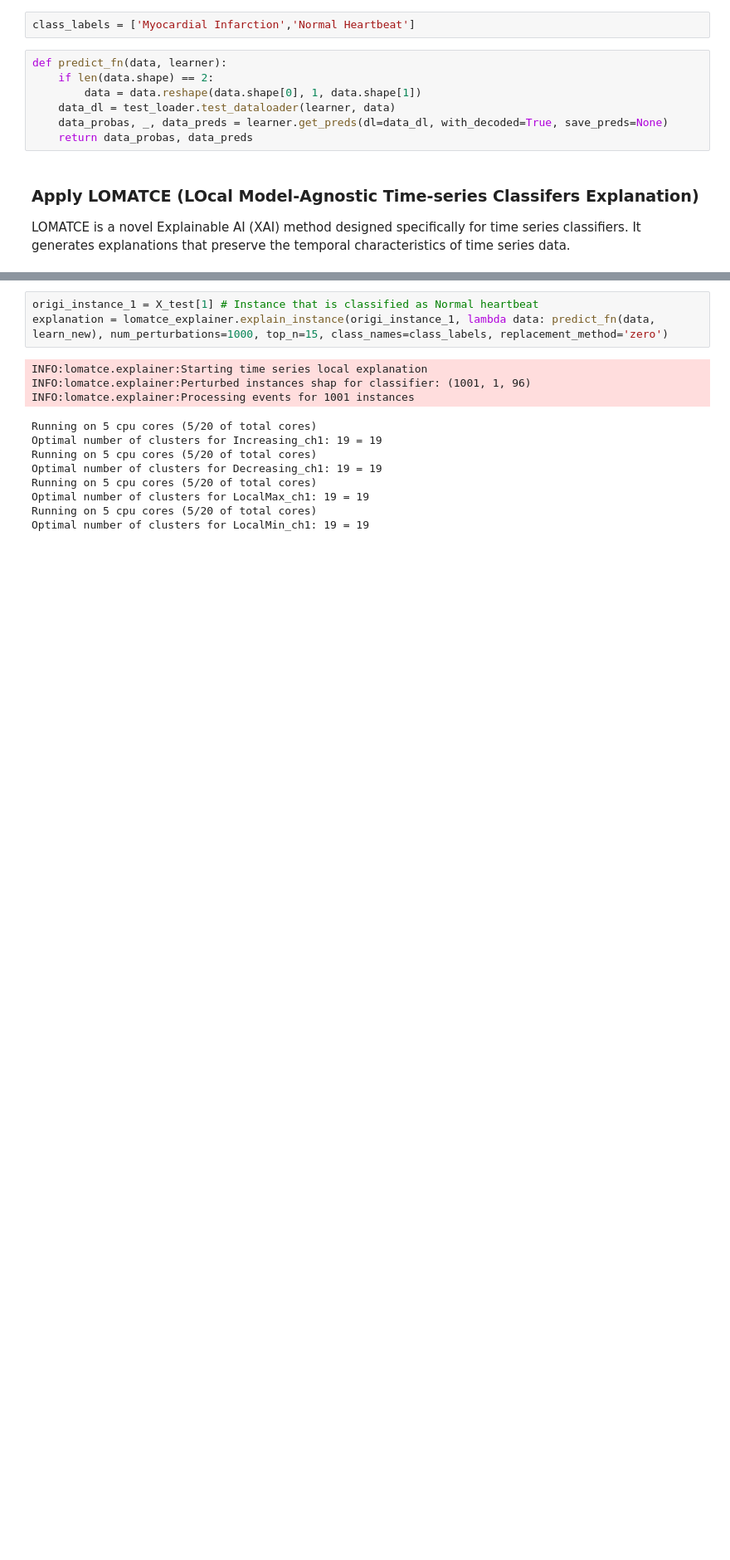
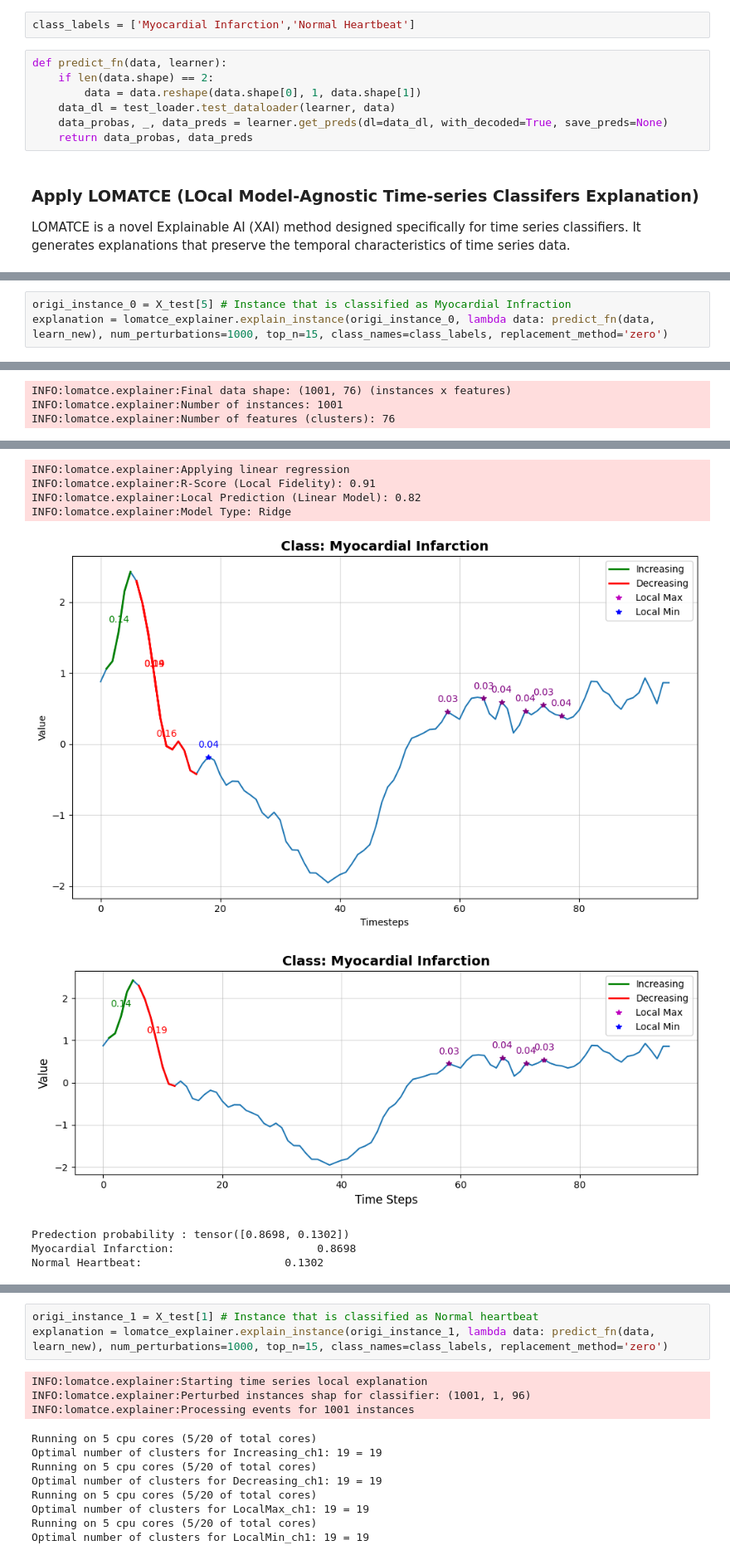
Before and after one commit to Ephrem-ETH/lomatce, a Jupyter notebook: examples/fcn_ecg200.ipynb, the cells around one changed output, grey strips where cells are left out. Shown at 83% size. Drawn from its saved outputs; the diff is of its cells as text; blank space fills up the shorter version.

```diff
--- a/examples/fcn_ecg200.ipynb
+++ b/examples/fcn_ecg200.ipynb
@@ -295,3 +293,7 @@ INFO:lomatce.explainer:Model Type: Ridge
 Predection probability : tensor([0.8456, 0.1544])
 Myocardial Infarction:                      0.8456
 Normal Heartbeat:                      0.1544
+# %%
+origi_instance_0 = X_test[5] # Instance that is classified as Myocardial Infraction
+explanation = lomatce_explainer.explain_instance(origi_instance_0, lambda data: predict_fn(data, learn_new), num_perturbations=1000, top_n=15, class_names=class_labels, replacement_method='zero')
+# %% [output]
@@ -297,0 +311,3 @@ Normal Heartbeat:                      0.1544
+INFO:lomatce.explainer:Final data shape: (1001, 76) (instances x features)
+INFO:lomatce.explainer:Number of instances: 1001
+INFO:lomatce.explainer:Number of features (clusters): 76
@@ -297,0 +315,9 @@ Normal Heartbeat:                      0.1544
+INFO:lomatce.explainer:Applying linear regression
+INFO:lomatce.explainer:R-Score (Local Fidelity): 0.91
+INFO:lomatce.explainer:Local Prediction (Linear Model): 0.82
+INFO:lomatce.explainer:Model Type: Ridge
+[figure, added]
+[figure, added]
+Predection probability : tensor([0.8698, 0.1302])
+Myocardial Infarction:                      0.8698
+Normal Heartbeat:                      0.1302
```
Also changed, not shown: parts of 5 cells of this notebook, 2 other files.
